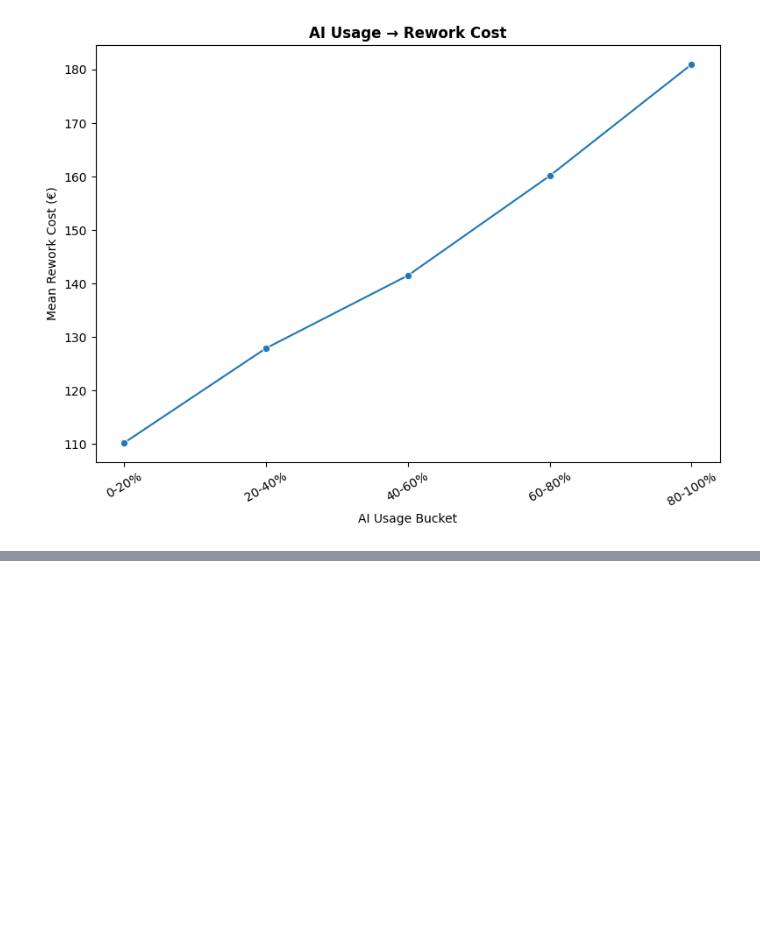
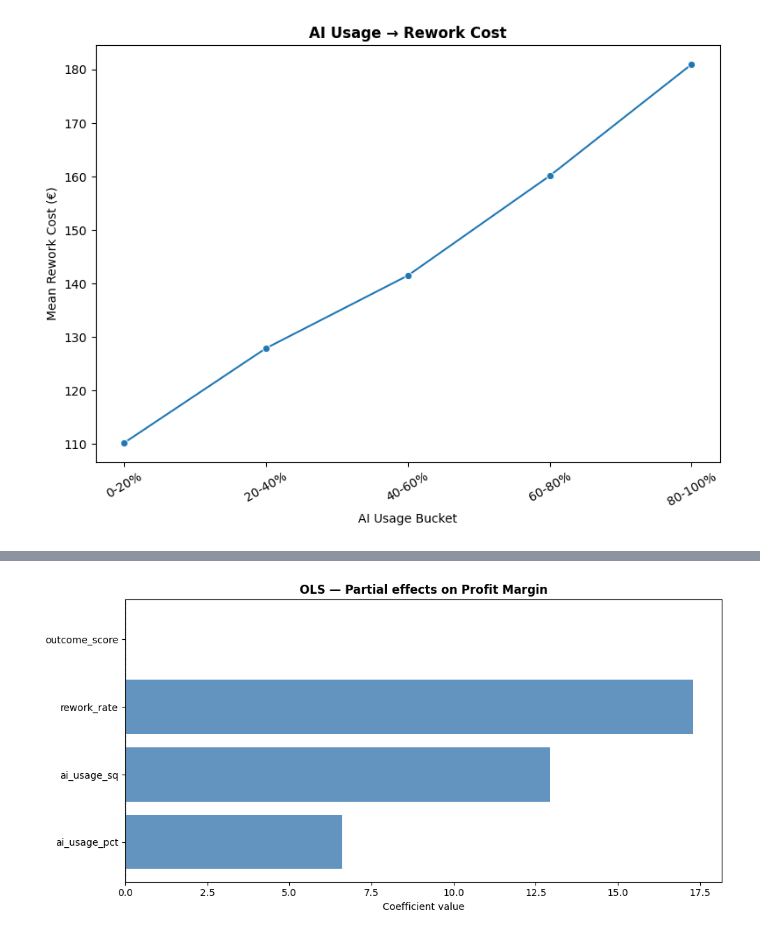
Before and after one commit to andreamammano89-maker/ML_Project_SEA_815441, a Jupyter notebook: EDA copia.ipynb, the cells around one changed output, grey strips where cells are left out. Drawn from its saved outputs; the diff is of its cells as text; code cells hidden in the pictures; blank space fills up the shorter version.

Commit message:
modellling

```diff
--- a/EDA copia.ipynb
+++ b/EDA copia.ipynb
@@ -1453,0 +1447,96 @@ ai_bucket
+# %%
+# ============================================================
+# Phase 9.1 — OLS Regression (Base Model)
+# ============================================================
+# We use OLS (Ordinary Least Squares) to quantify the isolated
+# effect of each variable on profit margin, controlling for
+# all others simultaneously. Unlike correlation, OLS tells us:
+# "holding everything else constant, what is the effect of AI?"
+#
+# We include ai_usage_sq to capture the non-linear (inverted-U)
+# relationship seen in the LOWESS curves. A negative coefficient
+# on ai_usage_sq formally confirms the parabolic shape.
+# C() treats categorical variables as dummies automatically,
+# dropping one category as reference to avoid multicollinearity.
+
+import statsmodels.formula.api as smf
+
+formula = (
+    'profit_margin ~ '
+    'ai_usage_pct + ai_usage_sq + '
+    'rework_rate + outcome_score + '
+    'C(team) + C(seniority) + C(pricing_model)'
+)
+
+model = smf.ols(formula=formula, data=df_productivity).fit()
+
+# ── Summary stats ─────────────────────────────────────────────
+print("=== OLS Base Model ===\n")
+print(f"R²:          {model.rsquared:.4f}")
+print(f"Adj. R²:     {model.rsquared_adj:.4f}")
+print(f"N obs:       {int(model.nobs)}")
+print(f"F-statistic: {model.fvalue:.2f}  (p = {model.f_pvalue:.4f})")
+
+# ── Coefficients ──────────────────────────────────────────────
+def stars(p):
+    if p < 0.001: return '***'
+    if p < 0.01:  return '**'
+    if p < 0.05:  return '*'
+    return 'n.s.'
+
+coef_df = pd.DataFrame({
+    'coef':    model.params,
+    'std_err': model.bse,
+    'p_value': model.pvalues,
+}).round(4)
+coef_df['sig'] = coef_df['p_value'].apply(stars)
+
+core_vars = ['ai_usage_pct', 'ai_usage_sq', 'rework_rate', 'outcome_score']
+cat_vars  = [v for v in coef_df.index if v not in core_vars + ['Intercept']]
+
+print("\n=== Core variables ===\n")
+print(coef_df.loc[coef_df.index.isin(core_vars)].to_string())
+
+print("\n=== Categorical controls ===\n")
+print(coef_df.loc[cat_vars].to_string())
+
+print("\n* p<0.05  ** p<0.01  *** p<0.001  n.s. = not significant")
+
+# ── Coefficient plot ──────────────────────────────────────────
+fig, ax = plt.subplots(figsize=(10, 5))
+
+core_coefs = coef_df.loc[coef_df.index.isin(core_vars)]
+colors = ['steelblue' if c > 0 else 'tomato' for c in core_coefs['coef']]
+
+ax.barh(core_coefs.index, core_coefs['coef'], color=colors, alpha=0.85)
+ax.axvline(0, color='grey', linewidth=1, linestyle='--')
+ax.set_title('OLS — Partial effects on Profit Margin', fontweight='bold')
+ax.set_xlabel('Coefficient value')
+plt.tight_layout()
+
+# ── Interpretation ────────────────────────────────────────────
+ai_coef  = model.params.get('ai_usage_pct', float('nan'))
+ai2_coef = model.params.get('ai_usage_sq',  float('nan'))
+rw_coef  = model.params.get('rework_rate',  float('nan'))
+ai_p     = model.pvalues.get('ai_usage_pct', float('nan'))
+ai2_p    = model.pvalues.get('ai_usage_sq',  float('nan'))
+rw_p     = model.pvalues.get('rework_rate',  float('nan'))
+
+print("\n=== Interpretation ===\n")
+print(f"ai_usage_pct:  coef = {ai_coef:+.3f}  ({stars(ai_p)})")
+print(f"ai_usage_sq:   coef = {ai2_coef:+.3f}  ({stars(ai2_p)})")
+
+if ai2_coef < 0 and ai2_p < 0.05:
+    print("→ Non-linearity confirmed: the inverted-U is statistically significant.")
+    print("  AI usage initially helps margin, then hurts it beyond a certain point.")
+else:
+    print("→ Non-linearity not significant at 5% — relationship may be linear.")
+
+print(f"\nrework_rate:   coef = {rw_coef:+.3f}  ({stars(rw_p)})")
+if rw_coef < 0 and rw_p < 0.05:
+    print("→ Rework significantly destroys margin — confirms the core mechanism.")
+
+print(f"\nR² = {model.rsquared:.4f}")
+print(f"→ Model explains {model.rsquared*100:.1f}% of margin variability.")
+print("  A low R² is expected given revenue and cost are estimated data.")
+# %% [output]
@@ -1453,0 +1560 @@ ai_bucket
+[figure, added]
```
Also changed, not shown: parts of 14 cells of this notebook.
